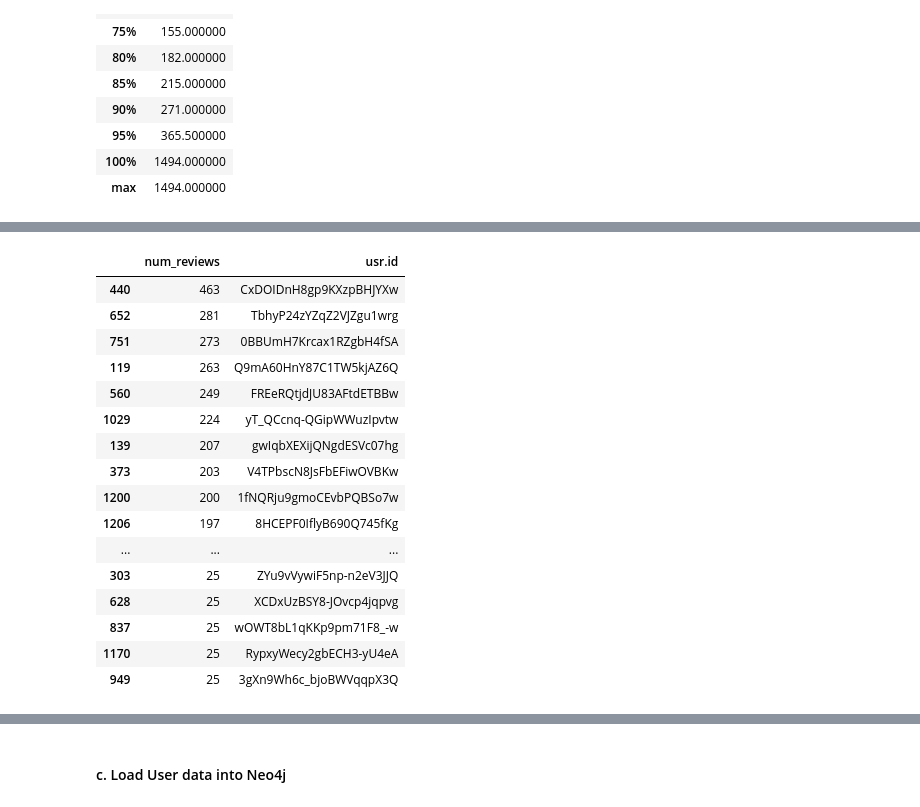
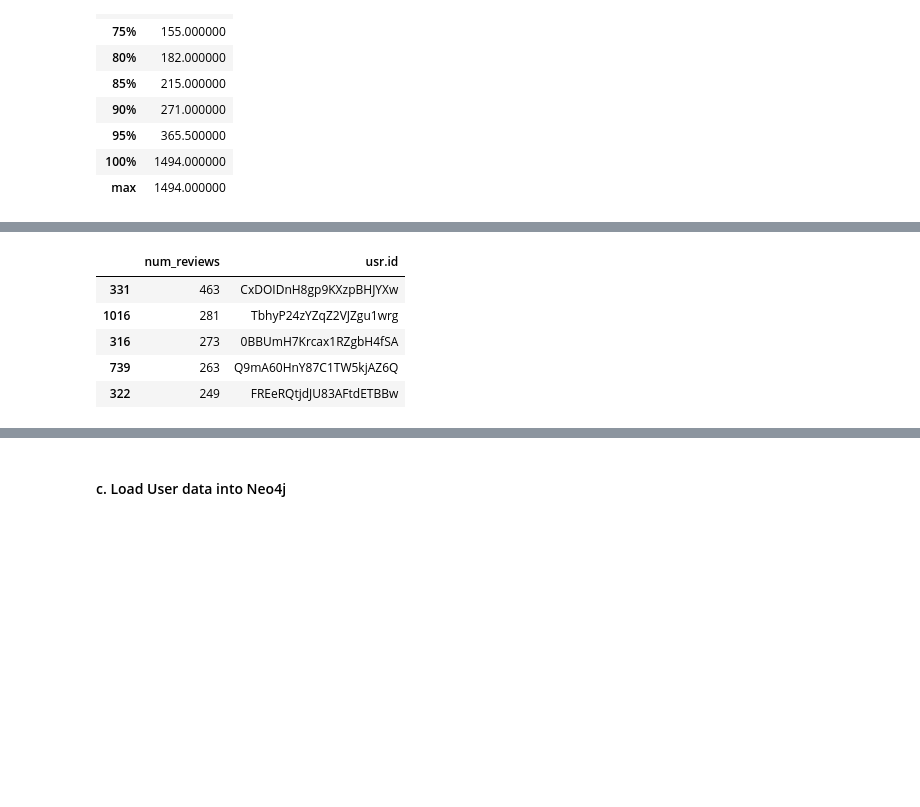
Before and after one commit to neo4j-contrib/neo4j-data-science-yelp, a Jupyter notebook: notebooks/neo4j_yelp_00_data_load_toronto.ipynb, the cells around one changed output, grey strips where cells are left out. Cells and saved outputs as stored; diff of their text form; code cells hidden in the pictures; blank space fills up the shorter version.

```diff
--- a/notebooks/neo4j_yelp_00_data_load_toronto.ipynb
+++ b/notebooks/neo4j_yelp_00_data_load_toronto.ipynb
@@ -375,5 +320,5 @@ Wall time: 28.9 ms
 # %%
-categories_to_delete_new = ['Restaurants','Food','Event Planning & Services','Lounges']
+categories_to_delete_new = ['Restaurants','Food','Event Planning & Services','Lounges','Food Service Delivery']
 # %%
 %%time
 # need to remove categories: Restaurants, Food, Event Planning & Services, Lounges as they are irrelevant
@@ -658,36 +603,25 @@ Wall time: 2.47 s
 # %%
 %%time
 # only want users who have reviewed at least 25 businesses
 
 query = """
         MATCH (u:User)-[r:REVIEWED]->(b:Business)
         WITH u AS usr, COUNT(r) as num_reviews
         WHERE num_reviews >= 25
         RETURN usr.id, num_reviews
         """
 
 with driver.session() as session:
     result = session.run(query)
 
 
 result_df = pd.DataFrame([dict(record) for record in result])
 
-display(result_df.sort_values('num_reviews',ascending=False))
+display(result_df.sort_values('num_reviews',ascending=False).head())
 # %% [output]
 |  | num_reviews | usr.id |
-| 440 | 463 | CxDOIDnH8gp9KXzpBHJYXw |
-| 652 | 281 | TbhyP24zYZqZ2VJZgu1wrg |
-| 751 | 273 | 0BBUmH7Krcax1RZgbH4fSA |
-| 119 | 263 | Q9mA60HnY87C1TW5kjAZ6Q |
-| 560 | 249 | FREeRQtjdJU83AFtdETBBw |
-| 1029 | 224 | yT_QCcnq-QGipWWuzIpvtw |
-| 139 | 207 | gwIqbXEXijQNgdESVc07hg |
-| 373 | 203 | V4TPbscN8JsFbEFiwOVBKw |
-| 1200 | 200 | 1fNQRju9gmoCEvbPQBSo7w |
-| 1206 | 197 | 8HCEPF0IflyB690Q745fKg |
-| ... | ... | ... |
-| 303 | 25 | ZYu9vVywiF5np-n2eV3JJQ |
-| 628 | 25 | XCDxUzBSY8-JOvcp4jqpvg |
-| 837 | 25 | wOWT8bL1qKKp9pm71F8_-w |
-| 1170 | 25 | RypxyWecy2gbECH3-yU4eA |
-| 949 | 25 | 3gXn9Wh6c_bjoBWVqqpX3Q |
+| 331 | 463 | CxDOIDnH8gp9KXzpBHJYXw |
+| 1016 | 281 | TbhyP24zYZqZ2VJZgu1wrg |
+| 316 | 273 | 0BBUmH7Krcax1RZgbH4fSA |
+| 739 | 263 | Q9mA60HnY87C1TW5kjAZ6Q |
+| 322 | 249 | FREeRQtjdJU83AFtdETBBw |
```
Also changed, not shown: parts of 40 cells of this notebook.
